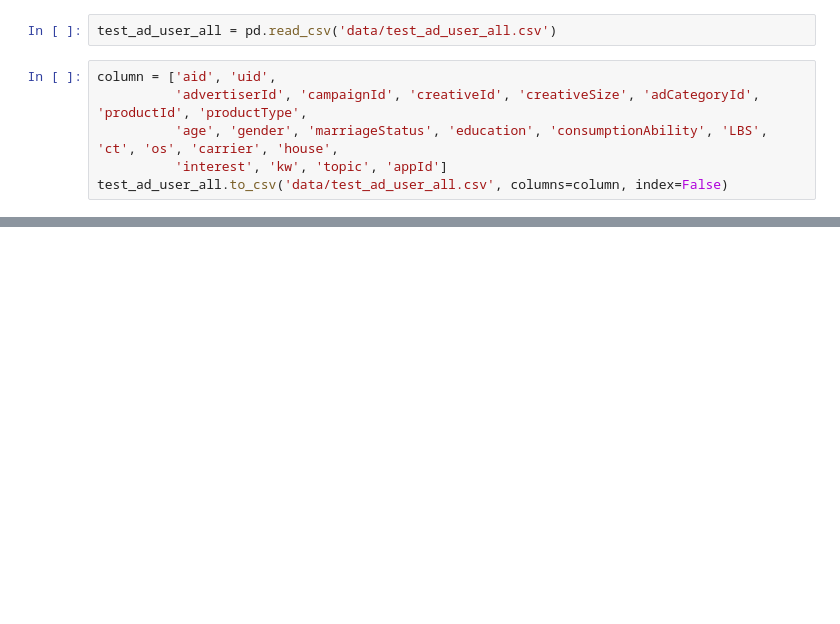
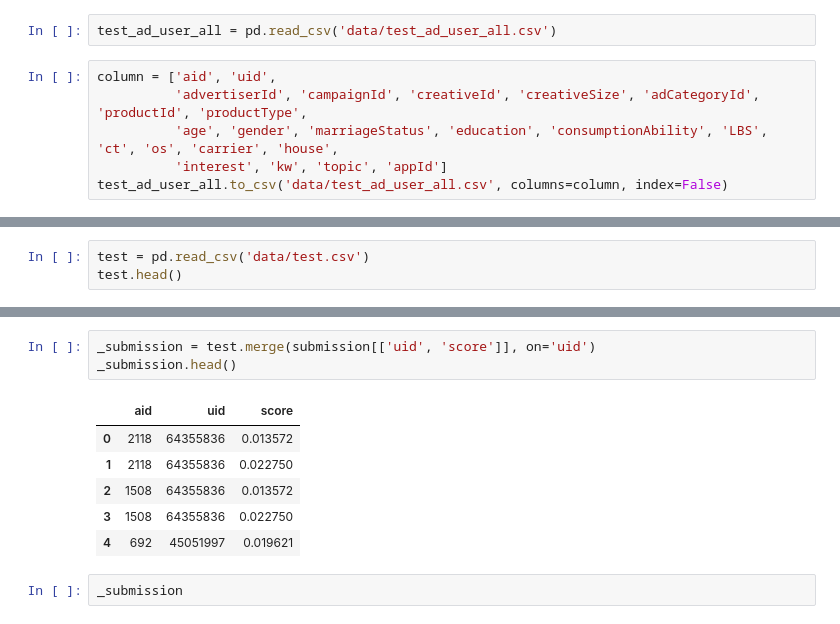
Before and after one commit to ModaoT/firstkill, a Jupyter notebook: data_integration.ipynb, the cells around one changed output, grey strips where cells are left out. Drawn from its saved outputs; the diff is of its cells as text; blank space fills up the shorter version.

```diff
--- a/data_integration.ipynb
+++ b/data_integration.ipynb
@@ -159,0 +172,3 @@ test_ad_user_all.to_csv('data/test_ad_user_all.csv', columns=column, index=False
+# %%
+test = pd.read_csv('data/test.csv')
+test.head()
@@ -159,0 +182,12 @@ test_ad_user_all.to_csv('data/test_ad_user_all.csv', columns=column, index=False
+# %%
+_submission = test.merge(submission[['uid', 'score']], on='uid')
+_submission.head()
+# %% [output]
+|  | aid | uid | score |
+| 0 | 2118 | 64355836 | 0.013572 |
+| 1 | 2118 | 64355836 | 0.022750 |
+| 2 | 1508 | 64355836 | 0.013572 |
+| 3 | 1508 | 64355836 | 0.022750 |
+| 4 | 692 | 45051997 | 0.019621 |
+# %%
+_submission
```
Also changed, not shown: parts of 3 cells of this notebook, 2 other files.
